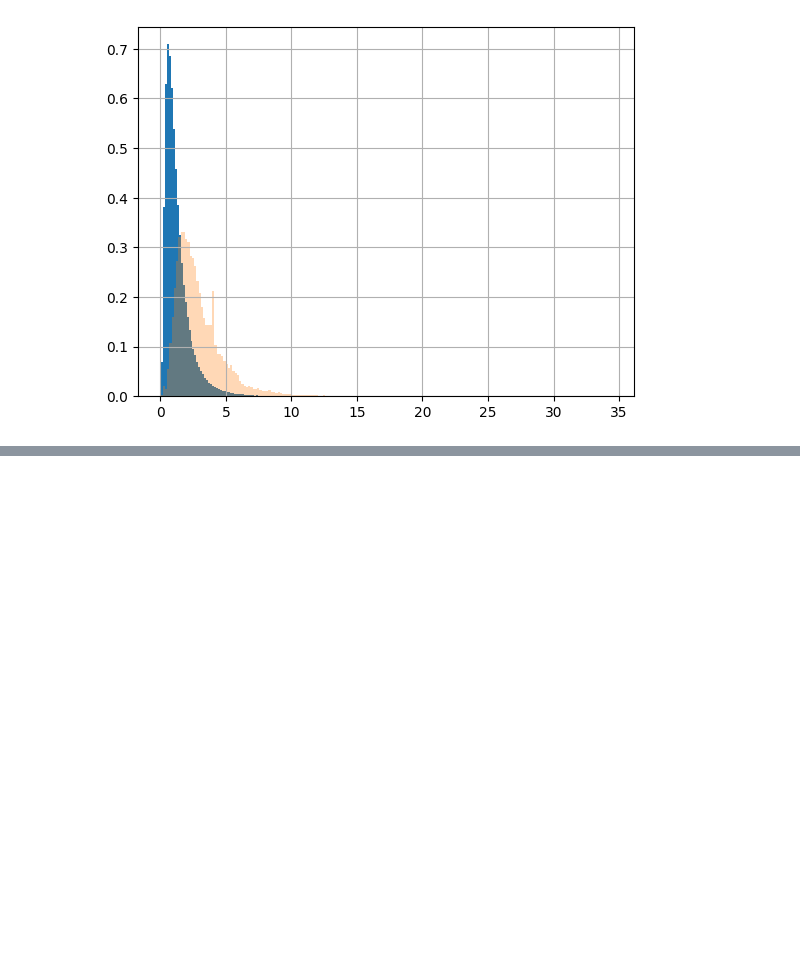
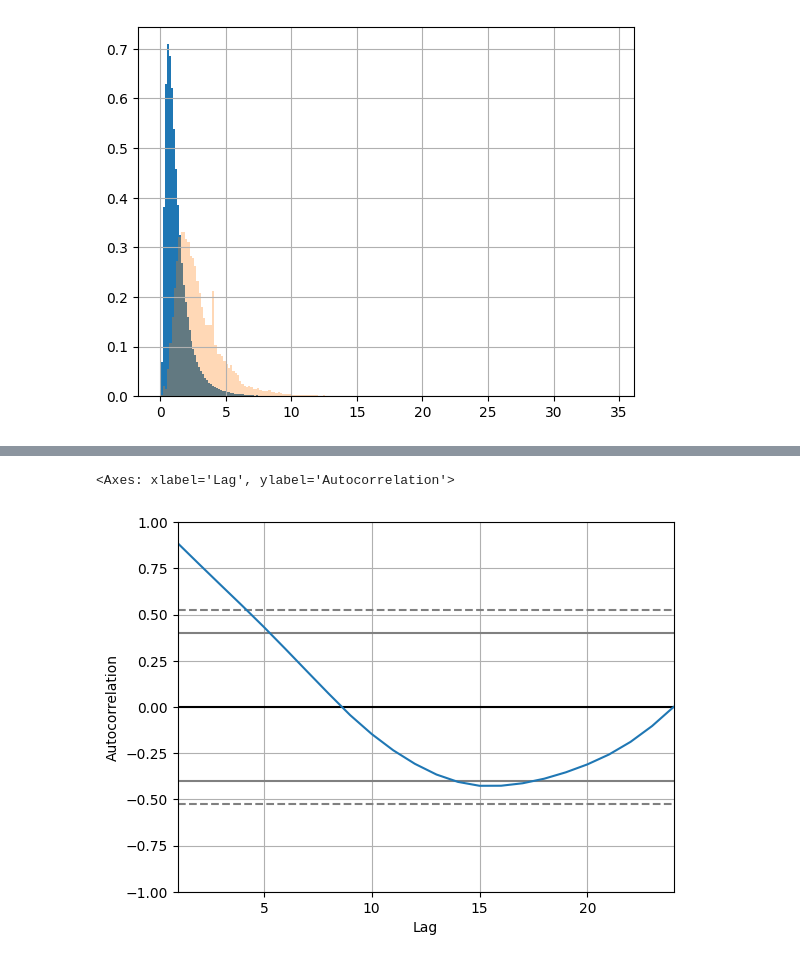
Before and after one commit to RL2-SP3/LISSA, a Jupyter notebook: examples/gamma_test.ipynb, the cells around one changed output, grey strips where cells are left out. Saved outputs shown, nothing was run; the diff lists cells and outputs as text; code cells hidden in the pictures; blank space fills up the shorter version.

```diff
--- a/examples/gamma_test.ipynb
+++ b/examples/gamma_test.ipynb
@@ -147,0 +169,6 @@ KstestResult(statistic=0.5856248087652147, pvalue=0.0, statistic_location=1.3062
+# %%
+k = 500
+pd.plotting.autocorrelation_plot(pumpData["CDF Radius"].ewm(span=24*3).mean().iloc[k:k+24])
+# %% [output]
+<Axes: xlabel='Lag', ylabel='Autocorrelation'>
+[figure, added]
```
Also changed, not shown: parts of 5 cells of this notebook.
